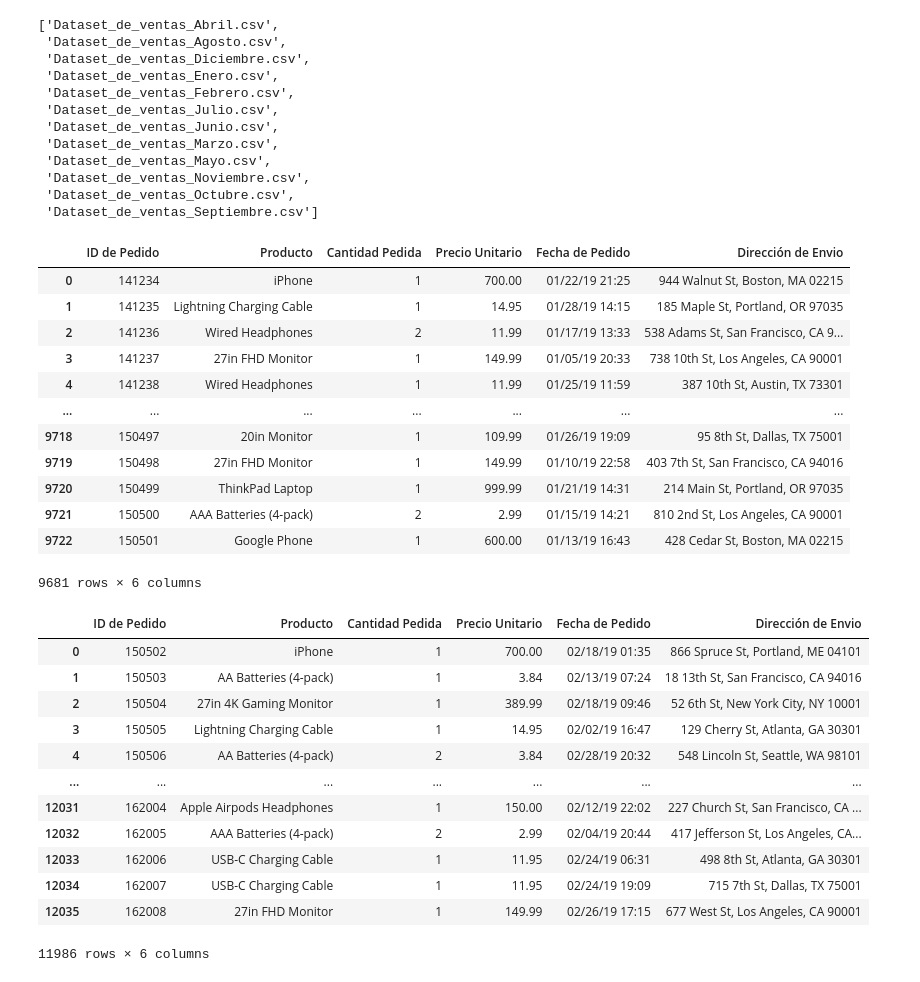
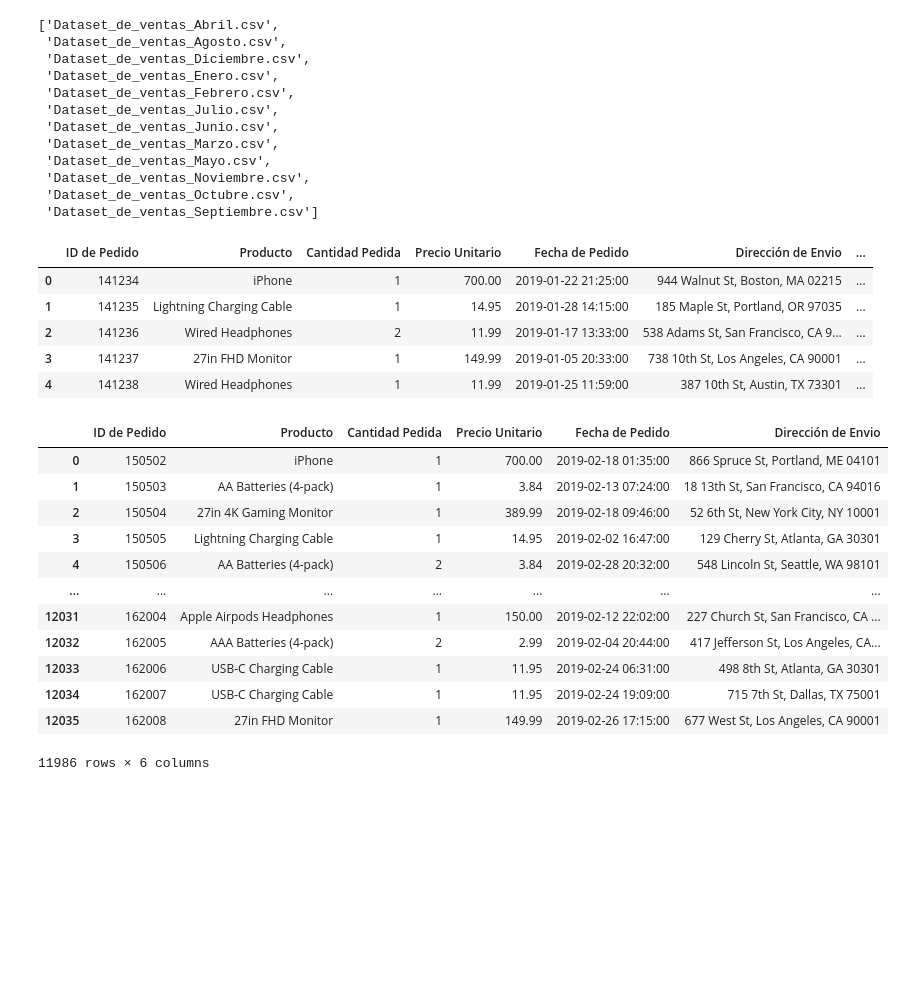
Before and after one commit to IvanGonzal0/Proyecto1_Analisis-de-Ventas-Anuales_BigData, a Jupyter notebook: BigData_Proyecto1_AnalisisDeVentas.ipynb, the cells around one changed output. Saved outputs shown, nothing was run; the diff lists cells and outputs as text; code cells hidden in the pictures; blank space fills up the shorter version.

Commit message:
Update Analisis

```diff
--- a/BigData_Proyecto1_AnalisisDeVentas.ipynb
+++ b/BigData_Proyecto1_AnalisisDeVentas.ipynb
@@ -32,63 +30,67 @@ dataframes = {}
 
 for archivo in archivos:
   if archivo.endswith('csv'):
     mes = archivo.split('_')[3].split('.')[0] # obtener el nombre del mes solo
     #aca obtenemos la ruta completa de donde se encuentra el csv de cada mes
     path_completo = os.path.join(path, archivo) # obtener ruta de acceso completa
     df = pd.read_csv(path_completo)   #cargar el archivo csv en un df
     #vamos a trabajar sobre una copia del df original
     df_ventas = df.copy()
 
 
     # SANITIZAR CADA DF ANTES DE CARGARLO
     df_ventas['Cantidad Pedida'] = pd.to_numeric(df_ventas['Cantidad Pedida'], errors = 'coerce') #errors = coerce transfora lo
     df_ventas['Precio Unitario'] = pd.to_numeric(df_ventas['Precio Unitario'], errors = 'coerce')
     #esta es una mascara que me genera un true si hay un nan, y sino hay nan me pone un false
     df_ventas = df_ventas.loc[~df_ventas['Cantidad Pedida'].isna()]
     df_ventas = df_ventas.loc[~df_ventas['Precio Unitario'].isna()]
     #aca elimino los nan's
     df_ventas = df_ventas.dropna()
-    #aca voy a pasar todos los datos al tipo numerico q corresponda
+    #aca voy a pasar todos los datos al tipo q corresponda y agregar las columnas que sean necesarias
     df_ventas['Cantidad Pedida'] = df_ventas['Cantidad Pedida'].astype(int) #esta funcion me transforma todos los valores a numericos a int
     df_ventas['Precio Unitario'] = df_ventas['Precio Unitario'].astype(float) #esta funcion me transforma todos los valores a numericos a float
+
     # FINALIZA SANITIZACION
 
+    # CREO COLUMNAS NECESARIAS PARA ANALISIS
+    df_ventas['Fecha de Pedido'] = pd.to_datetime(df_ventas['Fecha de Pedido'], format='%m/%d/%y %H:%M')
+
+    # Obtener la hora y minutos como número entero de 4 dígitos (por ejemplo, 1430)
+    df_ventas['Hora de Pedido'] = df_ventas['Fecha de Pedido'].dt.strftime('%H%M').astype(int)
+    df_ventas['Estado'] = df_ventas['Dirección de Envio'].str.split(', ').str[-1].str.split(' ').str[0]
+    df_ventas['Ciudad'] = df_ventas['Dirección de Envio'].str.split(', ').str[1]
+    #FINALIZA CREACION DE COLUMNAS
 
 
     #aca sucede la magia, vamos agregando cada mes al df ventas
     #a cada mes le cargo su dataset correspondiente, por eso uso la variable mes
     dataframes[mes] = df_ventas
+    #convierto
 
-dataframes['Enero']
+
+dataframes['Enero'].head()
 # %% [output]
-|  | ID de Pedido | Producto | Cantidad Pedida | Precio Unitario | Fecha de Pedido | Dirección de Envio |
-| 0 | 141234 | iPhone | 1 | 700.00 | 01/22/19 21:25 | 944 Walnut St, Boston, MA 02215 |
-| 1 | 141235 | Lightning Charging Cable | 1 | 14.95 | 01/28/19 14:15 | 185 Maple St, Portland, OR 97035 |
-| 2 | 141236 | Wired Headphones | 2 | 11.99 | 01/17/19 13:33 | 538 Adams St, San Francisco, CA 9... |
-| 3 | 141237 | 27in FHD Monitor | 1 | 149.99 | 01/05/19 20:33 | 738 10th St, Los Angeles, CA 90001 |
-| 4 | 141238 | Wired Headphones | 1 | 11.99 | 01/25/19 11:59 | 387 10th St, Austin, TX 73301 |
-| ... | ... | ... | ... | ... | ... | ... |
-| 9718 | 150497 | 20in Monitor | 1 | 109.99 | 01/26/19 19:09 | 95 8th St, Dallas, TX 75001 |
-| 9719 | 150498 | 27in FHD Monitor | 1 | 149.99 | 01/10/19 22:58 | 403 7th St, San Francisco, CA 94016 |
-| 9720 | 150499 | ThinkPad Laptop | 1 | 999.99 | 01/21/19 14:31 | 214 Main St, Portland, OR 97035 |
-| 9721 | 150500 | AAA Batteries (4-pack) | 2 | 2.99 | 01/15/19 14:21 | 810 2nd St, Los Angeles, CA 90001 |
-| 9722 | 150501 | Google Phone | 1 | 600.00 | 01/13/19 16:43 | 428 Cedar St, Boston, MA 02215 |
+|  | ID de Pedido | Producto | Cantidad Pedida | Precio Unitario | Fecha de Pedido | Dirección de Envio | ... |
+| 0 | 141234 | iPhone | 1 | 700.00 | 2019-01-22 21:25:00 | 944 Walnut St, Boston, MA 02215 | ... |
+| 1 | 141235 | Lightning Charging Cable | 1 | 14.95 | 2019-01-28 14:15:00 | 185 Maple St, Portland, OR 97035 | ... |
+| 2 | 141236 | Wired Headphones | 2 | 11.99 | 2019-01-17 13:33:00 | 538 Adams St, San Francisco, CA 9... | ... |
+| 3 | 141237 | 27in FHD Monitor | 1 | 149.99 | 2019-01-05 20:33:00 | 738 10th St, Los Angeles, CA 90001 | ... |
+| 4 | 141238 | Wired Headphones | 1 | 11.99 | 2019-01-25 11:59:00 | 387 10th St, Austin, TX 73301 | ... |
-9681 rows × 6 columns
 # %%
 dataframes['Febrero']
 # %% [output]
 |  | ID de Pedido | Producto | Cantidad Pedida | Precio Unitario | Fecha de Pedido | Dirección de Envio |
-| 0 | 150502 | iPhone | 1 | 700.00 | 02/18/19 01:35 | 866 Spruce St, Portland, ME 04101 |
-| 1 | 150503 | AA Batteries (4-pack) | 1 | 3.84 | 02/13/19 07:24 | 18 13th St, San Francisco, CA 94016 |
-| 2 | 150504 | 27in 4K Gaming Monitor | 1 | 389.99 | 02/18/19 09:46 | 52 6th St, New York City, NY 10001 |
-| 3 | 150505 | Lightning Charging Cable | 1 | 14.95 | 02/02/19 16:47 | 129 Cherry St, Atlanta, GA 30301 |
-| 4 | 150506 | AA Batteries (4-pack) | 2 | 3.84 | 02/28/19 20:32 | 548 Lincoln St, Seattle, WA 98101 |
+| 0 | 150502 | iPhone | 1 | 700.00 | 2019-02-18 01:35:00 | 866 Spruce St, Portland, ME 04101 |
+| 1 | 150503 | AA Batteries (4-pack) | 1 | 3.84 | 2019-02-13 07:24:00 | 18 13th St, San Francisco, CA 94016 |
+| 2 | 150504 | 27in 4K Gaming Monitor | 1 | 389.99 | 2019-02-18 09:46:00 | 52 6th St, New York City, NY 10001 |
+| 3 | 150505 | Lightning Charging Cable | 1 | 14.95 | 2019-02-02 16:47:00 | 129 Cherry St, Atlanta, GA 30301 |
+| 4 | 150506 | AA Batteries (4-pack) | 2 | 3.84 | 2019-02-28 20:32:00 | 548 Lincoln St, Seattle, WA 98101 |
 | ... | ... | ... | ... | ... | ... | ... |
-| 12031 | 162004 | Apple Airpods Headphones | 1 | 150.00 | 02/12/19 22:02 | 227 Church St, San Francisco, CA ... |
-| 12032 | 162005 | AAA Batteries (4-pack) | 2 | 2.99 | 02/04/19 20:44 | 417 Jefferson St, Los Angeles, CA... |
-| 12033 | 162006 | USB-C Charging Cable | 1 | 11.95 | 02/24/19 06:31 | 498 8th St, Atlanta, GA 30301 |
-| 12034 | 162007 | USB-C Charging Cable | 1 | 11.95 | 02/24/19 19:09 | 715 7th St, Dallas, TX 75001 |
-| 12035 | 162008 | 27in FHD Monitor | 1 | 149.99 | 02/26/19 17:15 | 677 West St, Los Angeles, CA 90001 |
+| 12031 | 162004 | Apple Airpods Headphones | 1 | 150.00 | 2019-02-12 22:02:00 | 227 Church St, San Francisco, CA ... |
+| 12032 | 162005 | AAA Batteries (4-pack) | 2 | 2.99 | 2019-02-04 20:44:00 | 417 Jefferson St, Los Angeles, CA... |
+| 12033 | 162006 | USB-C Charging Cable | 1 | 11.95 | 2019-02-24 06:31:00 | 498 8th St, Atlanta, GA 30301 |
+| 12034 | 162007 | USB-C Charging Cable | 1 | 11.95 | 2019-02-24 19:09:00 | 715 7th St, Dallas, TX 75001 |
+| 12035 | 162008 | 27in FHD Monitor | 1 | 149.99 | 2019-02-26 17:15:00 | 677 West St, Los Angeles, CA 90001 |
 11986 rows × 6 columns
 # %%
 # Ordenar los df por meses
```
Also changed, not shown: parts of 18 cells of this notebook.
